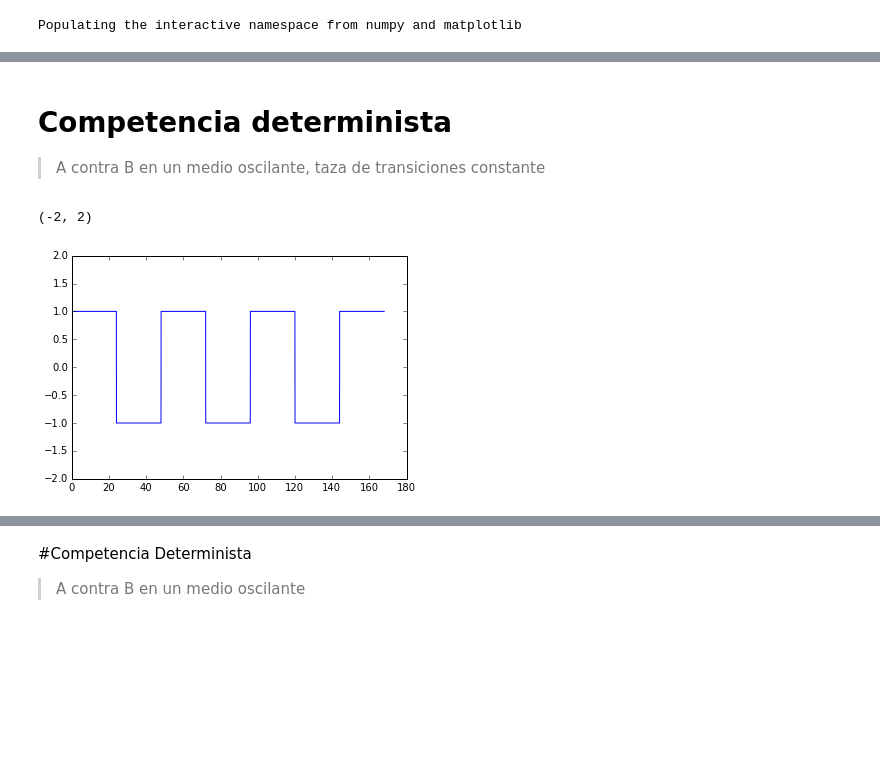
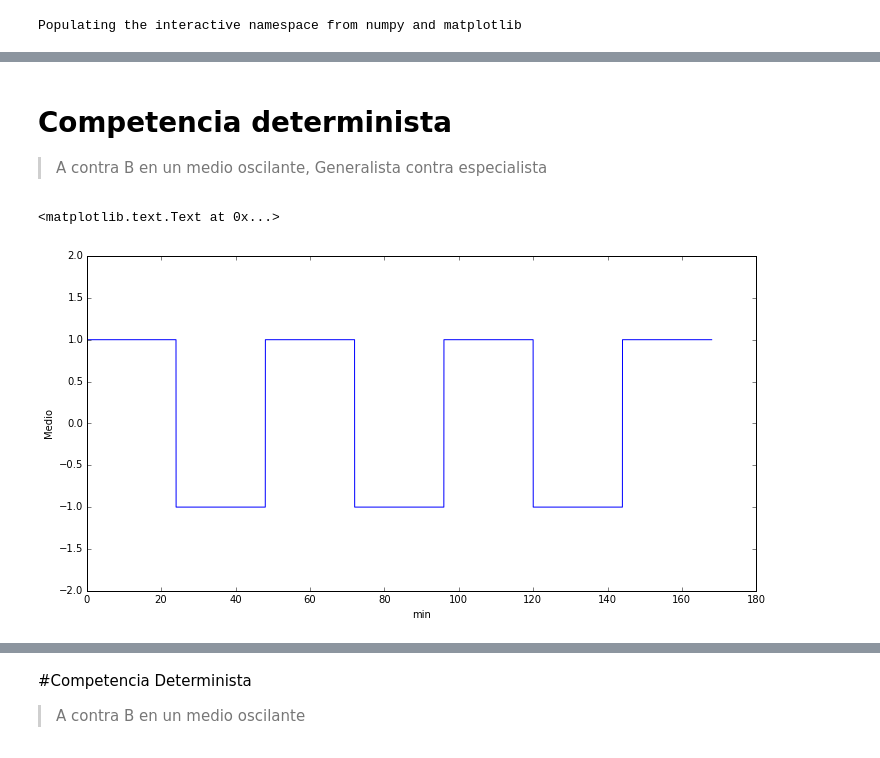
Before and after one commit to jdestupinan1332/Tesis, a Jupyter notebook: Simulation.ipynb, the cells around one changed output, grey strips where cells are left out. Drawn from its saved outputs; the diff is of its cells as text; code cells hidden in the pictures; blank space fills up the shorter version.

```diff
--- a/Simulation.ipynb
+++ b/Simulation.ipynb
@@ -6,6 +22,6 @@ Populating the interactive namespace from numpy and matplotlib
 # %% [markdown]
 # Competencia determinista
-> A contra B en un medio oscilante, taza de transiciones constante
+> A contra B en un medio oscilante, Generalista contra especialista
 # %%
 def growth(A, B, media, gA, gB, gam):
     '''Devuelve la velocidad con que crecen A y B
@@ -85,9 +100,13 @@ Media = signal.square(pi/(24*60.0) *T)
-# %%
-plot(T/60, Media)
-ylim(-2,2)
-# %% [output]
-(-2, 2)
-[figure, removed]
+# %%
+Media = signal.square(pi/(24*60.0) *T)
+figsize(12,6)
+plot(T/60, Media)
+ylim(-2,2)
+xlabel("min")
+ylabel("Medio")
+# %% [output]
+<matplotlib.text.Text at 0x...>
+[figure, added]
 # %%
 A[0] = 10
 B[0] = 0
```
Also changed, not shown: parts of 21 cells of this notebook.
